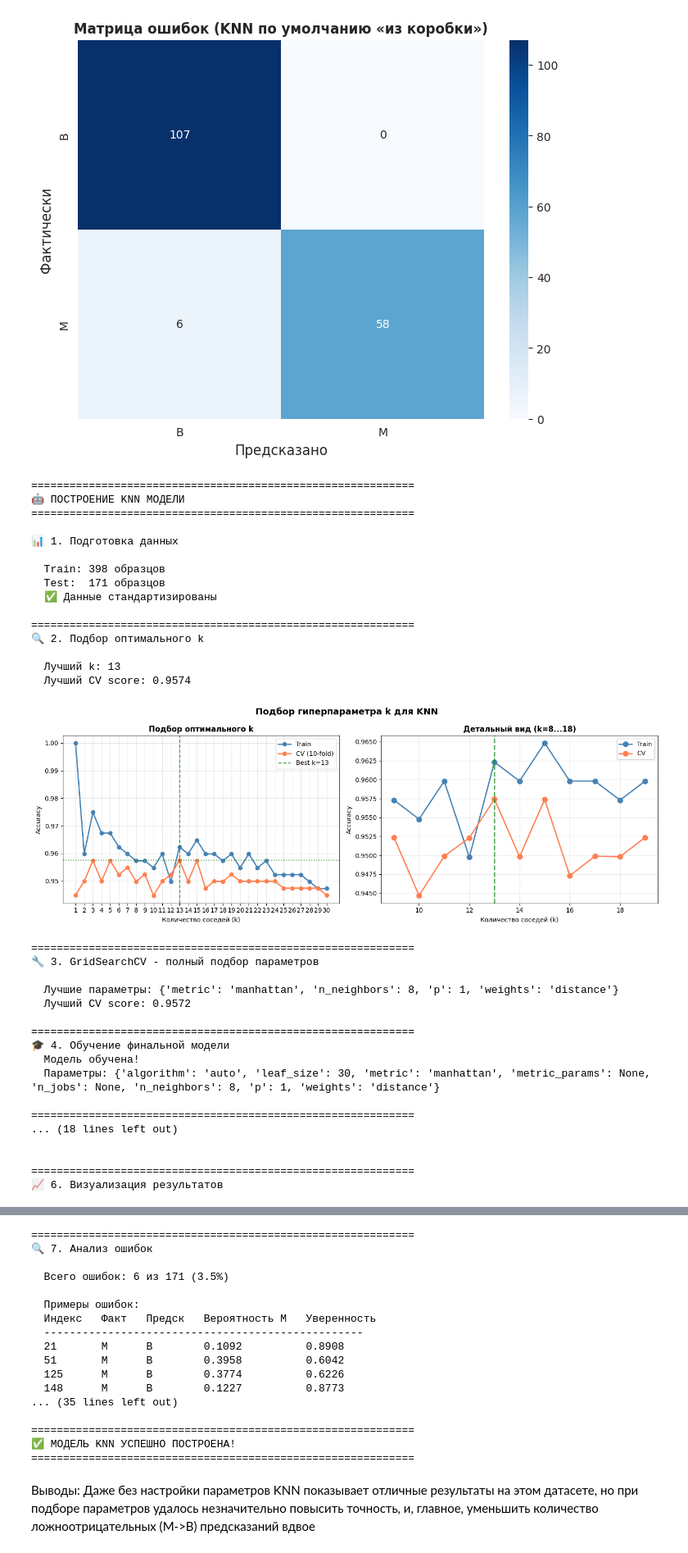
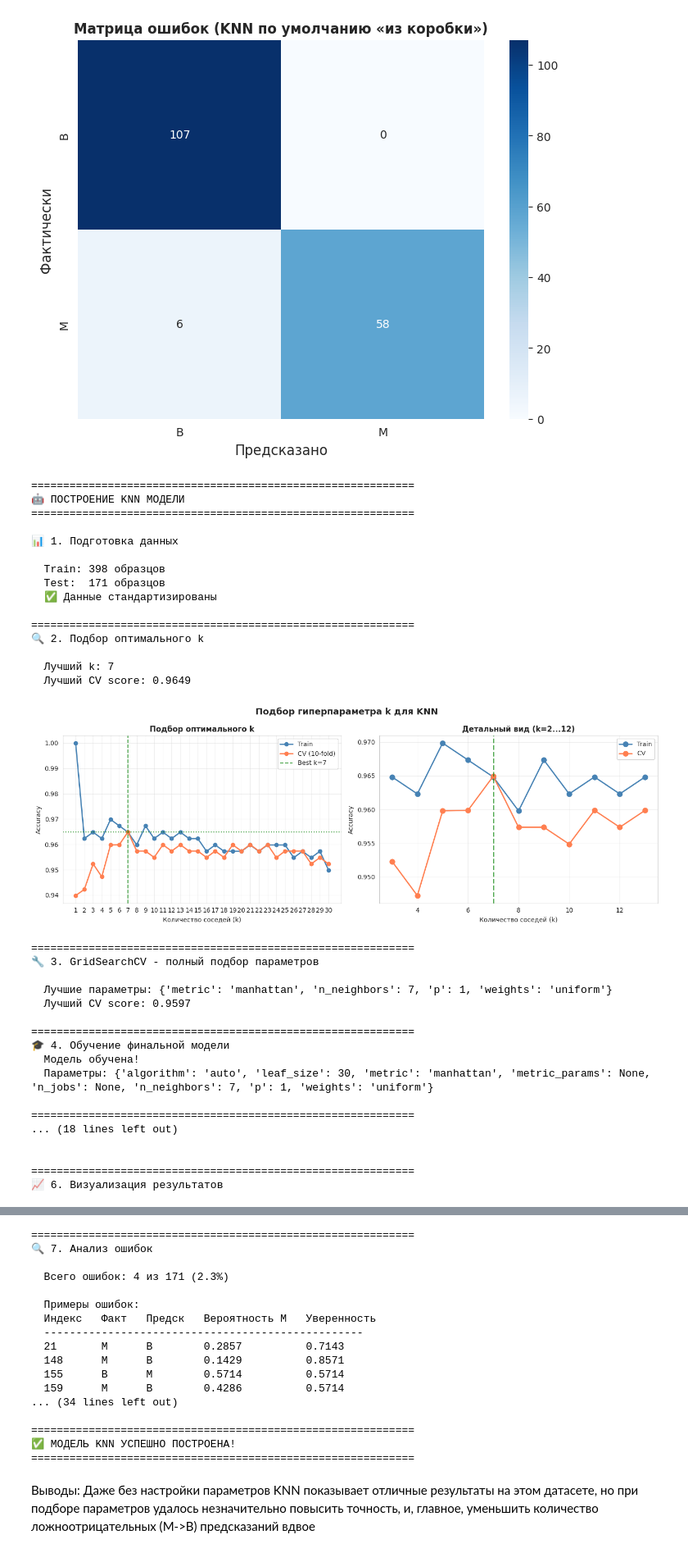
Before and after one commit to Ma-rCh/ML-Basic, a Jupyter notebook: homework_09/homework_09.ipynb, the cells around one changed output, grey strips where cells are left out. Shown at 82% size. Cells and saved outputs as stored; diff of their text form; code cells hidden in the pictures.

```diff
--- a/homework_09/homework_09.ipynb
+++ b/homework_09/homework_09.ipynb
@@ -598,7 +610,7 @@ print("\n📊 1. Подготовка данных")
 y = df_clean['diagnosis_binary']
 
 # Набор признаков (подбираем на основе проведенного анализ)
-'''
+
 features_knn = [
      'texture_worst', 'area_mean','perimeter_worst','smoothness_worst',
     'compactness_worst', 'concavity_worst', 'concave points_worst', 'symmetry_worst', 'fractal_dimension_worst'
@@ -609,6 +621,7 @@ features_knn = [
 'symmetry_worst',
 'fractal_dimension_worst'
 ]
+'''
 X = df_clean[features_knn]
 
 
@@ -696,7 +709,7 @@ print("\n" + "="*60)
 print("🔧 3. GridSearchCV - полный подбор параметров")
 
 param_grid = {
-    'n_neighbors': range(3, 9),
+    'n_neighbors': [best_k],#range(3, 9),
     'weights': ['uniform', 'distance'],
     'metric': ['euclidean', 'manhattan', 'minkowski'],
     'p': [1, 2]  # 1=manhattan, 2=euclidean
@@ -891,46 +904,46 @@ summary = f"""
 📈 РЕЗУЛЬТАТЫ:
    • Accuracy:  {accuracy:.4f} ({accuracy*100:.2f}%)
    • Precision: {precision:.4f}
    • Recall:    {recall:.4f}
    • F1-score:  {f1:.4f}
    • ROC-AUC:   {roc_auc:.4f}
    • CV (10-fold): {cv_scores_final.mean():.4f} ± {cv_scores_final.std():.4f}
 
 ✅ Модель правильно классифицирует {accuracy*100:.1f}% образцов!
 """
 
 print(summary)
 
 print("="*60)
 print("✅ МОДЕЛЬ KNN УСПЕШНО ПОСТРОЕНА!")
 print("="*60)
 # %% [output]
 ============================================================
 🤖 ПОСТРОЕНИЕ KNN МОДЕЛИ
 ============================================================
 
 📊 1. Подготовка данных
 
   Train: 398 образцов
   Test:  171 образцов
   ✅ Данные стандартизированы
 
 ============================================================
 🔍 2. Подбор оптимального k
 
-  Лучший k: 13
-  Лучший CV score: 0.9574
+  Лучший k: 7
+  Лучший CV score: 0.9649
-[figure, old version]
+[figure, new version]
 ============================================================
 🔧 3. GridSearchCV - полный подбор параметров
 
-  Лучшие параметры: {'metric': 'manhattan', 'n_neighbors': 8, 'p': 1, 'weights': 'distance'}
-  Лучший CV score: 0.9572
+  Лучшие параметры: {'metric': 'manhattan', 'n_neighbors': 7, 'p': 1, 'weights': 'uniform'}
+  Лучший CV score: 0.9597
 
 ============================================================
 🎓 4. Обучение финальной модели
   Модель обучена!
-  Параметры: {'algorithm': 'auto', 'leaf_size': 30, 'metric': 'manhattan', 'metric_params': None, 'n_jobs': None, 'n_neighbors': 8, 'p': 1, 'weights': 'distance'}
+  Параметры: {'algorithm': 'auto', 'leaf_size': 30, 'metric': 'manhattan', 'metric_params': None, 'n_jobs': None, 'n_neighbors': 7, 'p': 1, 'weights': 'uniform'}
 
 ============================================================
 ... (18 lines left out)
@@ -942,16 +955,16 @@ print("="*60)
 ============================================================
 🔍 7. Анализ ошибок
 
-  Всего ошибок: 6 из 171 (3.5%)
+  Всего ошибок: 4 из 171 (2.3%)
 
   Примеры ошибок:
   Индекс   Факт   Предск   Вероятность M   Уверенность
   --------------------------------------------------
-  21       M      B        0.1092          0.8908
-  51       M      B        0.3958          0.6042
-  125      M      B        0.3774          0.6226
-  148      M      B        0.1227          0.8773
-... (35 lines left out)
+  21       M      B        0.2857          0.7143
+  148      M      B        0.1429          0.8571
+  155      B      M        0.5714          0.5714
+  159      M      B        0.4286          0.5714
+... (34 lines left out)
 
 ============================================================
 ✅ МОДЕЛЬ KNN УСПЕШНО ПОСТРОЕНА!
```
Also changed, not shown: parts of 5 cells of this notebook.
